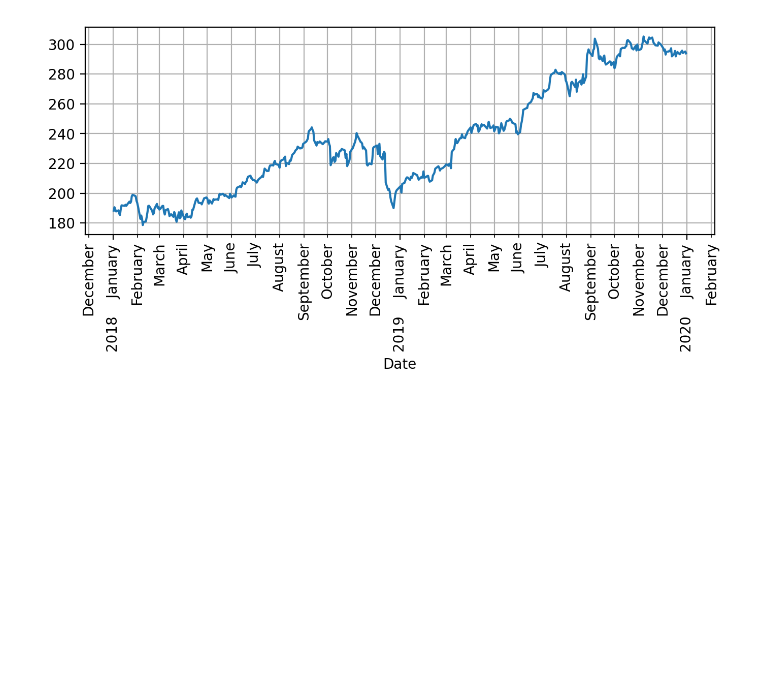
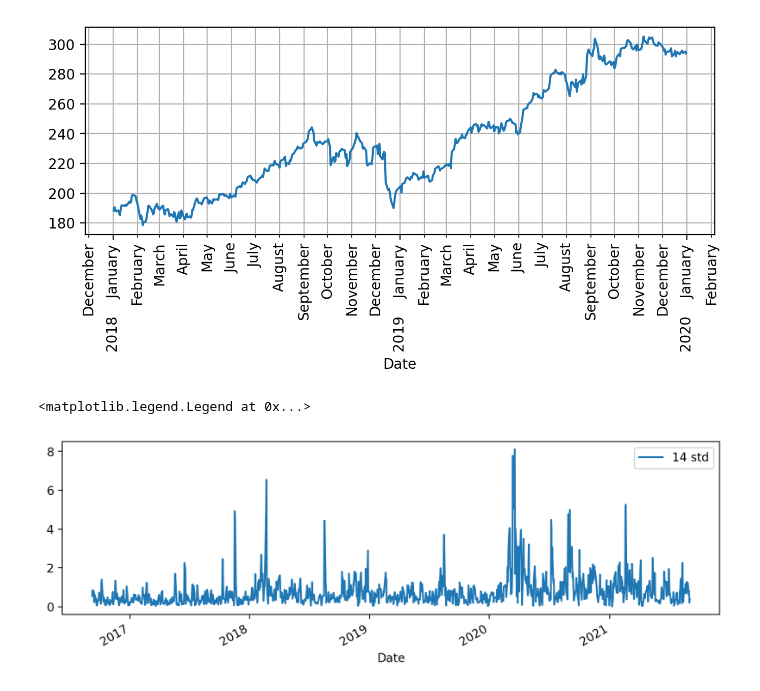
Before and after one commit to MJalingo/python_for_finance, a Jupyter notebook: Python-Finance-QuantConnect/05-Pandas-and-Finance/mynotes.ipynb, the cells around one changed output. Cells and saved outputs as stored; diff of their text form; code cells hidden in the pictures; blank space fills up the shorter version.

```diff
--- a/Python-Finance-QuantConnect/05-Pandas-and-Finance/mynotes.ipynb
+++ b/Python-Finance-QuantConnect/05-Pandas-and-Finance/mynotes.ipynb
@@ -214,3 +214,15 @@ ax.xaxis.grid(True,which="both")
 ax.yaxis.grid(True)
 # %% [output]
 [figure]
+# %%
+df = pd.read_csv("../DATA/WMT.csv",index_col="Date",parse_dates=True)
+# %%
+plt.figure(dpi = 200,figsize=(10,3))
+# df["Adj Close"].plot(label="Adj close")
+# df["Adj Close"].rolling(window=200).mean().plot(label="200 MA")
+df["Adj Close"].rolling(window=3).std().plot(label="14 std")
+
+plt.legend()
+# %% [output]
+<matplotlib.legend.Legend at 0x...>
+[figure, added]
```
Also changed, not shown: parts of 8 cells of this notebook.
